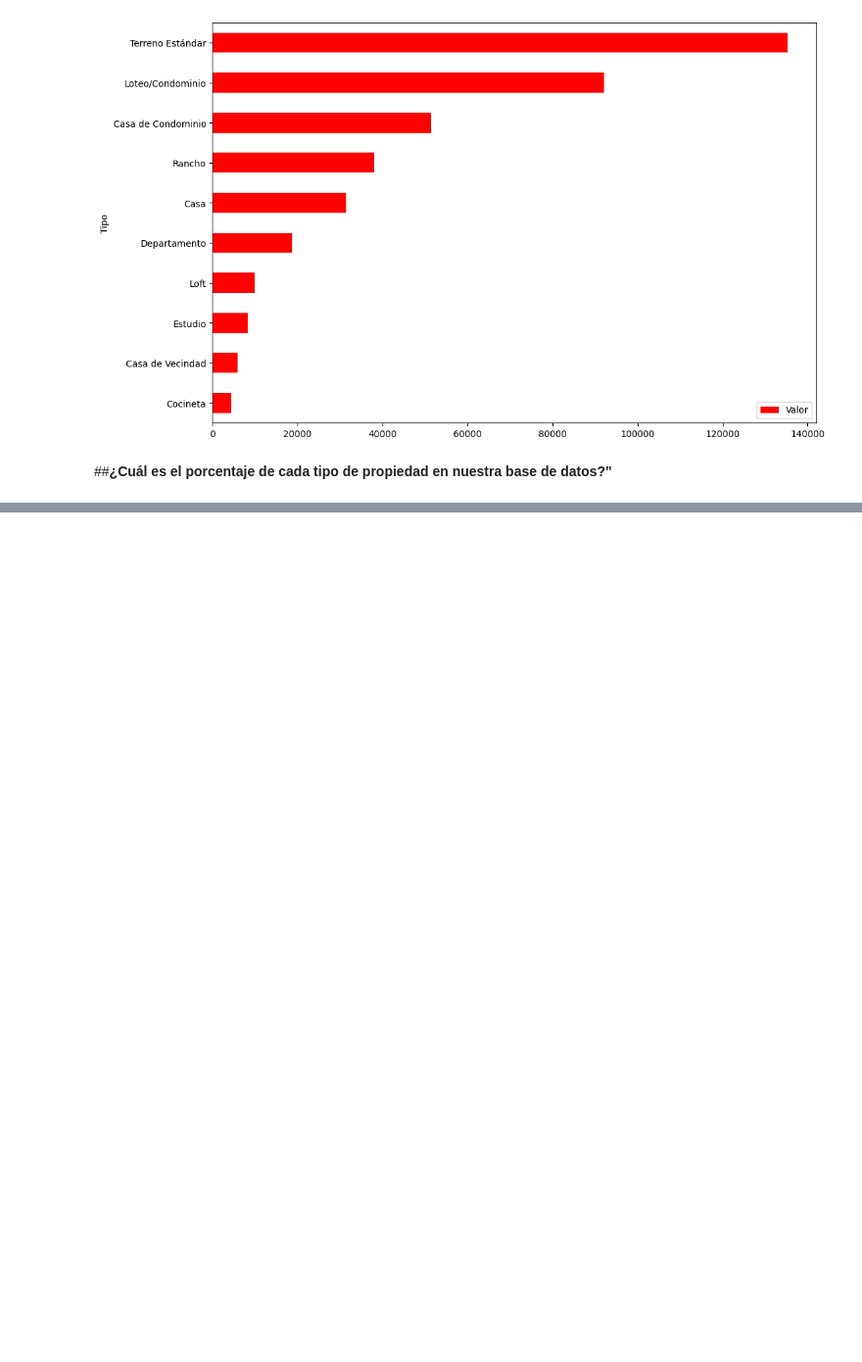
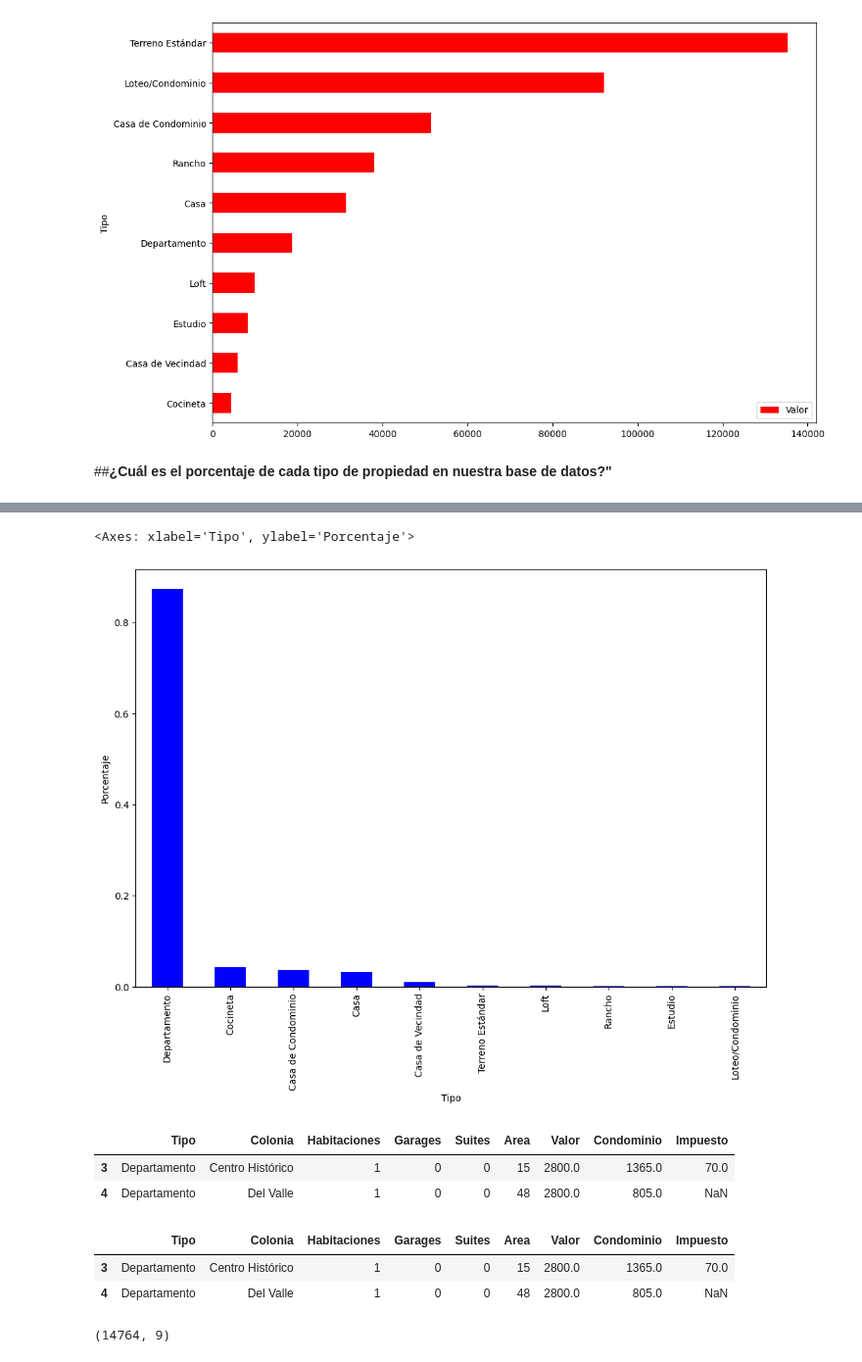
Before and after one commit to EduardoJBenavidesC/Proyecto-Completo, a Jupyter notebook: inmuebles_cdmx.ipynb, the cells around one changed output, grey strips where cells are left out. Shown: that part at 98% size. Cells and saved outputs as stored; diff of their text form; code cells hidden in the pictures; blank space fills up the shorter version.

```diff
--- a/inmuebles_cdmx.ipynb
+++ b/inmuebles_cdmx.ipynb
@@ -337,0 +370,24 @@ df_tipo_precio.plot(kind='barh',figsize=(12,8),color='red')
+# %%
+porcentaje_tipo = df.Tipo.value_counts(normalize=True)
+porcentaje_tipo.plot(kind='bar', figsize=(12,8), color='blue', xlabel='Tipo', ylabel='Porcentaje')
+# %% [output]
+<Axes: xlabel='Tipo', ylabel='Porcentaje'>
+[figure, added]
+# %%
+df_departamentos = df.query('Tipo == "Departamento"')
+df_departamentos.head(2)
+# %% [output]
+|  | Tipo | Colonia | Habitaciones | Garages | Suites | Area | Valor | Condominio | Impuesto |
+| 3 | Departamento | Centro Histórico | 1 | 0 | 0 | 15 | 2800.0 | 1365.0 | 70.0 |
+| 4 | Departamento | Del Valle | 1 | 0 | 0 | 48 | 2800.0 | 805.0 | NaN |
+# %%
+df = df_departamentos = df.query('Tipo == "Departamento"')
+df.head(2)
+# %% [output]
+|  | Tipo | Colonia | Habitaciones | Garages | Suites | Area | Valor | Condominio | Impuesto |
+| 3 | Departamento | Centro Histórico | 1 | 0 | 0 | 15 | 2800.0 | 1365.0 | 70.0 |
+| 4 | Departamento | Del Valle | 1 | 0 | 0 | 48 | 2800.0 | 805.0 | NaN |
+# %%
+df.shape
+# %% [output]
+(14764, 9)
```
Also changed, not shown: parts of 3 cells of this notebook.
